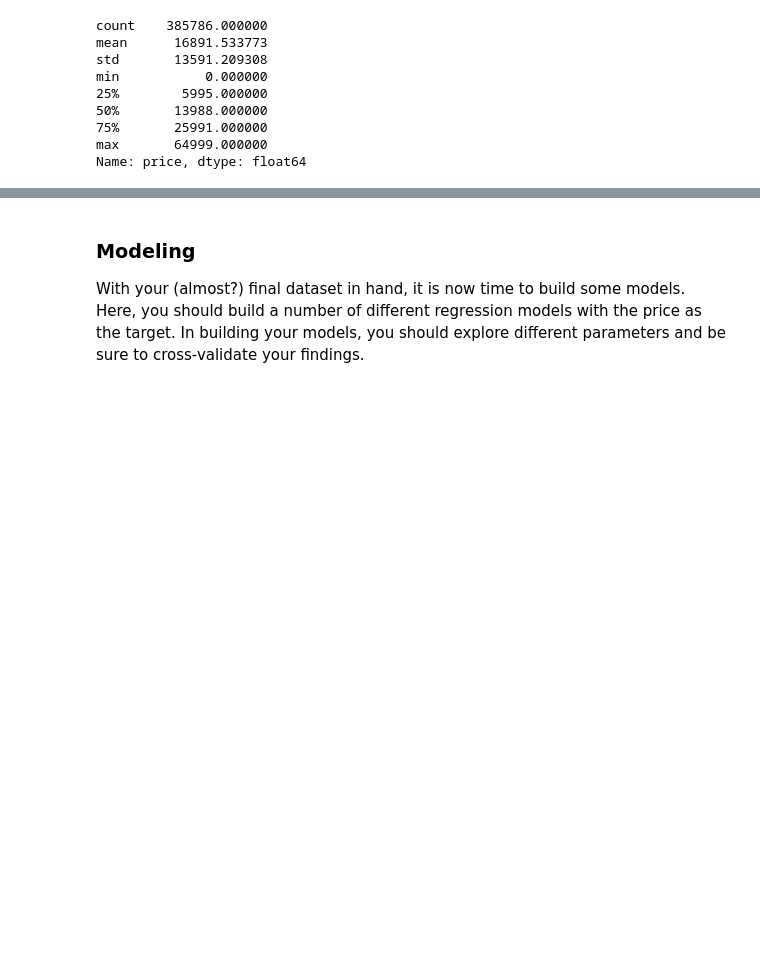
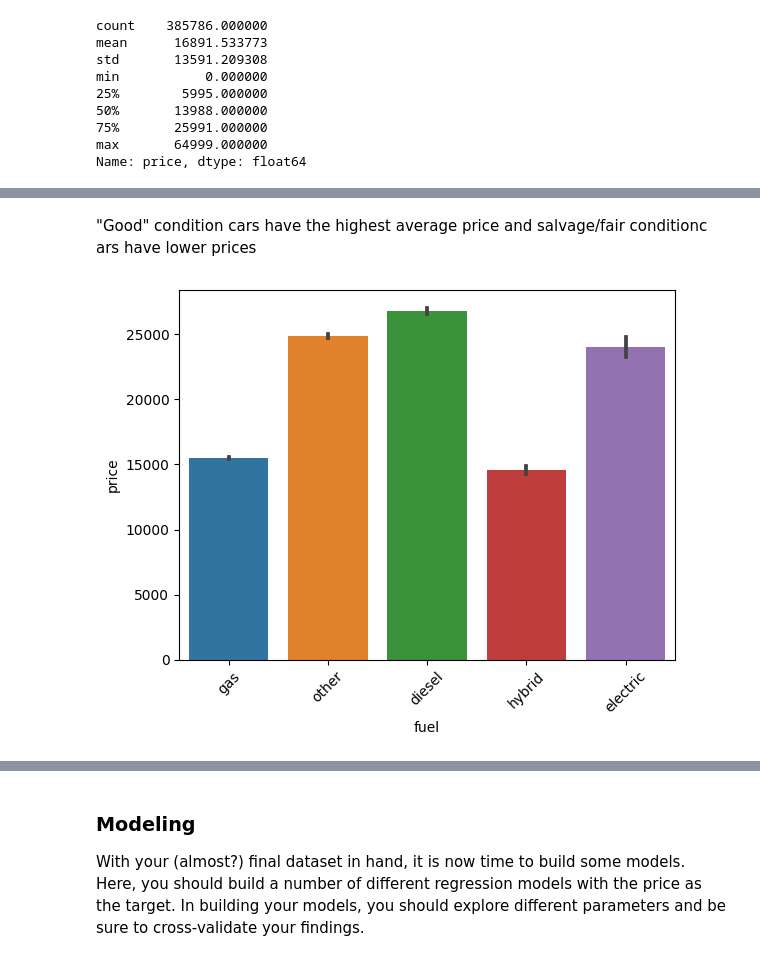
Before and after one commit to swethag04/ml-projects, a Jupyter notebook: used-car-price-analysis/used-car-price-analysis.ipynb, the cells around one changed output, grey strips where cells are left out. Drawn from its saved outputs; the diff is of its cells as text; code cells hidden in the pictures; blank space fills up the shorter version.

```diff
--- a/used-car-price-analysis/used-car-price-analysis.ipynb
+++ b/used-car-price-analysis/used-car-price-analysis.ipynb
@@ -312,0 +475,9 @@ df['manufacturer'].value_counts().plot(kind='bar')
+# %% [markdown]
+"Good" condition cars have the highest average price and salvage/fair conditionc ars have lower prices
+# %%
+# Price vs Fuel
+sns.barplot(x= 'fuel', y='price', data=df)
+plt.xticks(rotation=45)
+plt.show()
+# %% [output]
+[figure, added]
```
Also changed, not shown: parts of 70 cells of this notebook.
